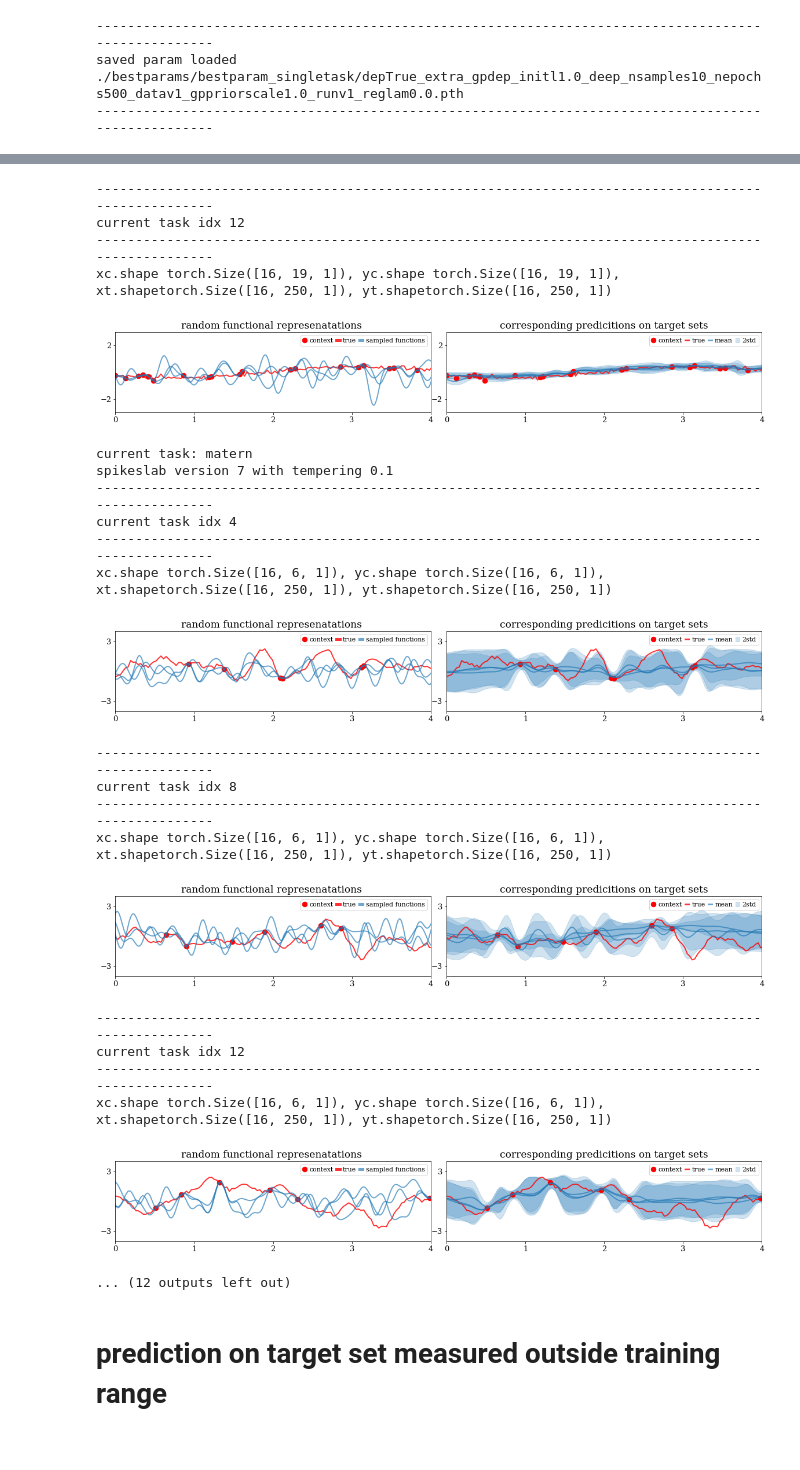
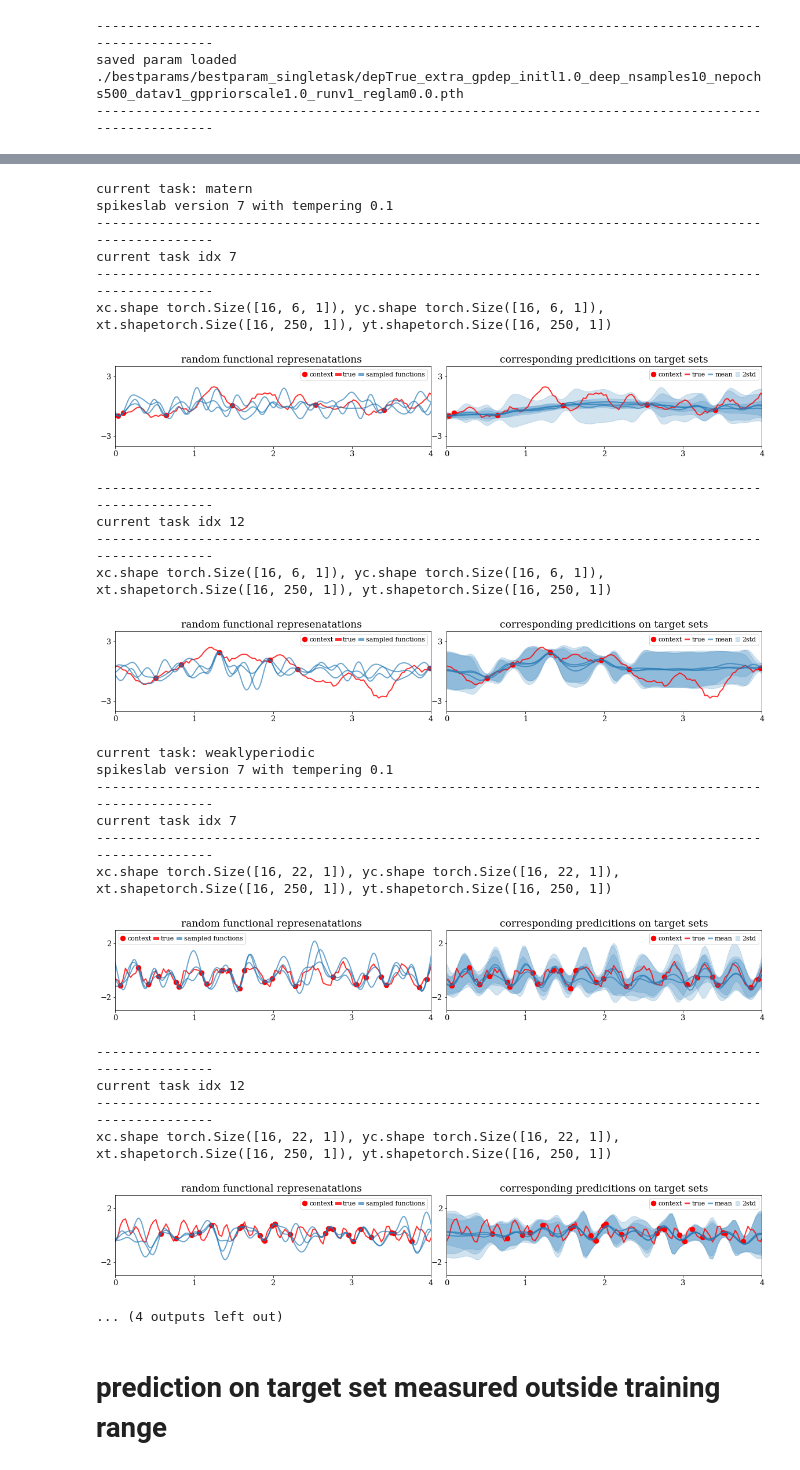
Before and after one commit to becre2021/multichannels-corrnp, a Jupyter notebook: examples_task_single.ipynb, the cells around one changed output, grey strips where cells are left out. Drawn from its saved outputs; the diff is of its cells as text; code cells hidden in the pictures.

```diff
--- a/examples_task_single.ipynb
+++ b/examples_task_single.ipynb
@@ -62,39 +58,17 @@ def get_model(modelname='gp',cnntype='deep'):
         opt = torch.optim.Adam(model.parameters(), lr=lr,weight_decay = weight_decay)
         lossfun = compute_loss_baselinelatent
 
-    #if modelname == 'gp_ind':
     if modelname == 'gpind':
         model = ICGP_Convnp(in_dims=1,out_dims=1,num_channels=num_nchannels,num_postsamples=nsamples_gp,cnntype=cnntype).cuda()
         opt = torch.optim.Adam(model.parameters(), lr=lr,weight_decay = weight_decay)
         lossfun = compute_loss_gp
 
 
-    #if modelname == 'gp_dep':
     if modelname == 'gpdep':
         model = DCGP_Convnp(in_dims=1,out_dims=1,num_channels=num_nchannels,num_postsamples=nsamples_gp,cnntype=cnntype).cuda()
         opt = torch.optim.Adam(model.parameters(), lr=lr,weight_decay = weight_decay)
         lossfun = compute_loss_gp
 
-
-    #----------------------
-    #needed to check run
-    #----------------------
-    if modelname == 'anp':
-        num_samples = 1
-        model = RegressionANP(input_dim=num_nchannels,
-                              latent_dim=128,
-                              num_channels=num_nchannels).cuda()
-        opt = torch.optim.Adam(model.parameters(), lr=lr,weight_decay = weight_decay)
-        lossfun = compute_loss_baseline
-
-
-    if modelname == 'cnp':
-        num_samples = 1
-        model = RegressionCNP(input_dim=num_nchannels,
-                              latent_dim=128,
-                              num_channels=num_nchannels).cuda()
-        opt = torch.optim.Adam(model.parameters(), lr=lr,weight_decay = weight_decay)
-        lossfun = compute_loss_baseline
 
 
     return model,opt,lossfun
@@ -247,12 +221,8 @@ eps=0.5
 ylim_ = [-1-eps,1+eps]
 
 
-chosenidx=0
+chosenidx=0 # choss epochs number [0,31]
 inrangetask = True
-# if inrangetask:
-#     xlim_ = [0-delta,4+delta]
-# else:
-#     xlim_ = [4-delta,8+delta]
 xlim_ = [0,4]
 xticks_=np.linspace(xlim_[0],xlim_[1],5)
 
@@ -260,7 +230,9 @@ xticks_=np.linspace(xlim_[0],xlim_[1],5)
 
 
 
-task_list = [4,8,12]
+#task_list = [4,8,12]
+task_list = np.sort(np.random.randint(0,16,2))
+
 for ith,ith_key in enumerate(testset_dict):
     ith_taskset = testset_dict[ith_key]
 
@@ -443,26 +415,28 @@ xc.shape torch.Size([16, 19, 1]), yc.shape torch.Size([16, 19, 1]), xt.shapetorc
+current task: matern
+spikeslab version 7 with tempering 0.1
 ----------------------------------------------------------------------------------------------------
-current task idx 12
+current task idx 7
 ----------------------------------------------------------------------------------------------------
-xc.shape torch.Size([16, 19, 1]), yc.shape torch.Size([16, 19, 1]), xt.shapetorch.Size([16, 250, 1]), yt.shapetorch.Size([16, 250, 1])
+xc.shape torch.Size([16, 6, 1]), yc.shape torch.Size([16, 6, 1]), xt.shapetorch.Size([16, 250, 1]), yt.shapetorch.Size([16, 250, 1])
-[figure, old version]
+[figure, new version]
-current task: matern
-spikeslab version 7 with tempering 0.1
 ----------------------------------------------------------------------------------------------------
-current task idx 4
+current task idx 12
 ----------------------------------------------------------------------------------------------------
 xc.shape torch.Size([16, 6, 1]), yc.shape torch.Size([16, 6, 1]), xt.shapetorch.Size([16, 250, 1]), yt.shapetorch.Size([16, 250, 1])
-[figure, old version]
+[figure, new version]
+current task: weaklyperiodic
+spikeslab version 7 with tempering 0.1
 ----------------------------------------------------------------------------------------------------
-current task idx 8
+current task idx 7
 ----------------------------------------------------------------------------------------------------
-xc.shape torch.Size([16, 6, 1]), yc.shape torch.Size([16, 6, 1]), xt.shapetorch.Size([16, 250, 1]), yt.shapetorch.Size([16, 250, 1])
+xc.shape torch.Size([16, 22, 1]), yc.shape torch.Size([16, 22, 1]), xt.shapetorch.Size([16, 250, 1]), yt.shapetorch.Size([16, 250, 1])
-[figure, old version]
+[figure, new version]
 ----------------------------------------------------------------------------------------------------
 current task idx 12
 ----------------------------------------------------------------------------------------------------
-xc.shape torch.Size([16, 6, 1]), yc.shape torch.Size([16, 6, 1]), xt.shapetorch.Size([16, 250, 1]), yt.shapetorch.Size([16, 250, 1])
+xc.shape torch.Size([16, 22, 1]), yc.shape torch.Size([16, 22, 1]), xt.shapetorch.Size([16, 250, 1]), yt.shapetorch.Size([16, 250, 1])
-[figure, old version]
+[figure, new version]
-... (12 outputs left out)
+... (4 outputs left out)
 # %% [markdown]
 # prediction on target set measured outside training range
 # %%
```
Also changed, not shown: parts of 5 cells of this notebook, 11 other files.
